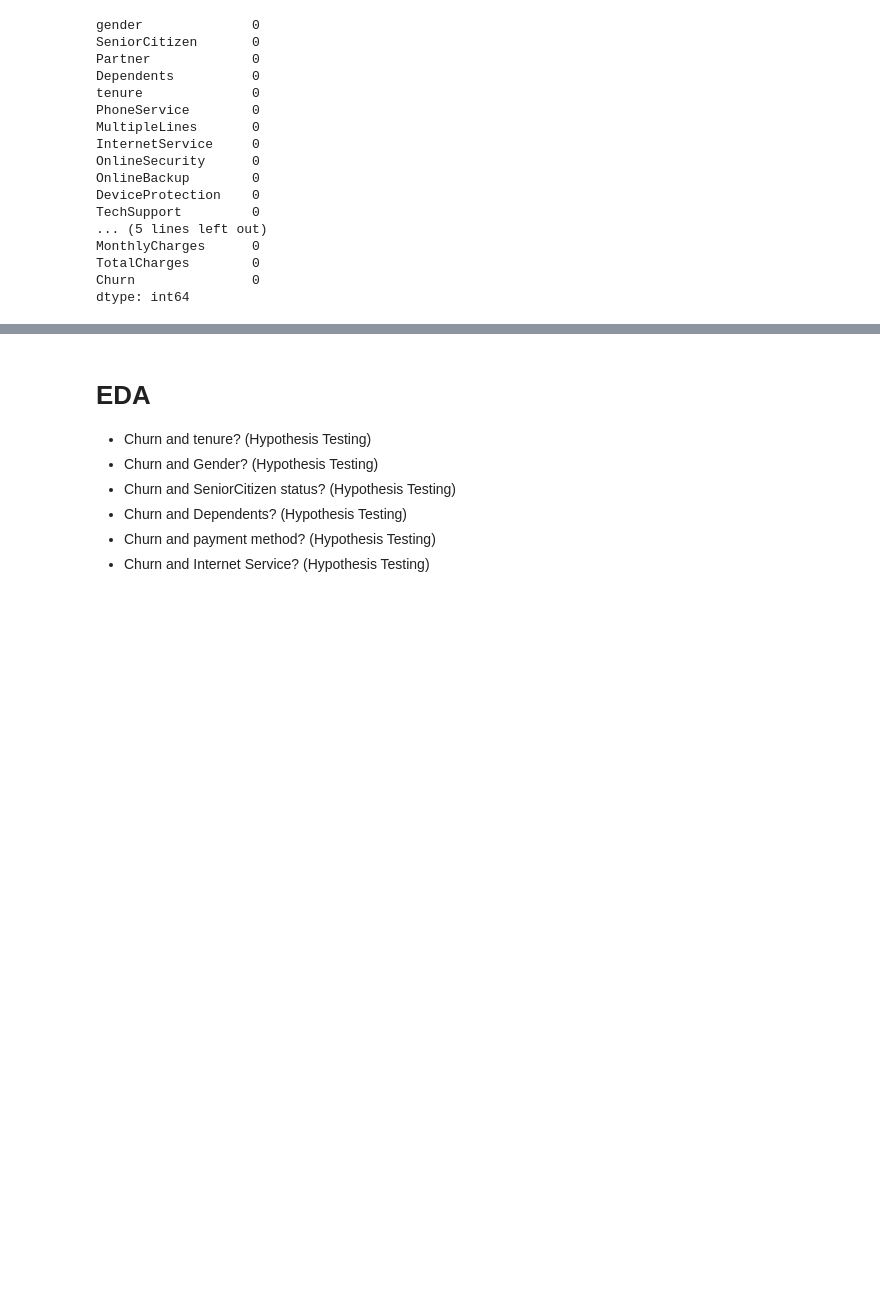
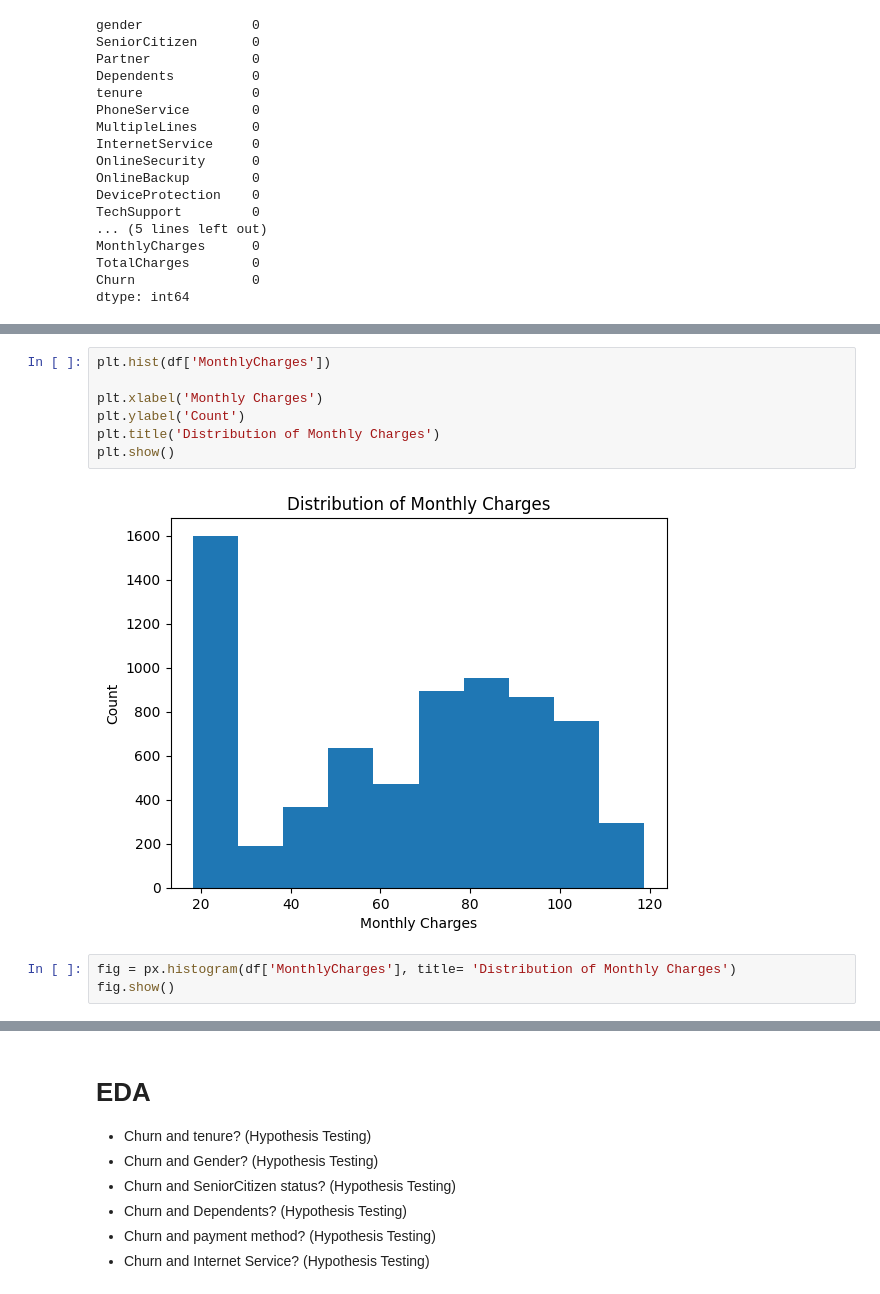
Before and after one commit to Xninety-nine/Springboard, a Jupyter notebook: Churn.ipynb, the cells around one changed output, grey strips where cells are left out. Saved outputs shown, nothing was run; the diff lists cells and outputs as text; blank space fills up the shorter version.

```diff
--- a/Churn.ipynb
+++ b/Churn.ipynb
@@ -260,0 +308,12 @@ dtype: int64
+# %%
+plt.hist(df['MonthlyCharges'])
+
+plt.xlabel('Monthly Charges')
+plt.ylabel('Count')
+plt.title('Distribution of Monthly Charges')
+plt.show()
+# %% [output]
+[figure, added]
+# %%
+fig = px.histogram(df['MonthlyCharges'], title= 'Distribution of Monthly Charges')
+fig.show()
```
Also changed, not shown: parts of 182 cells of this notebook, 2 other files.
